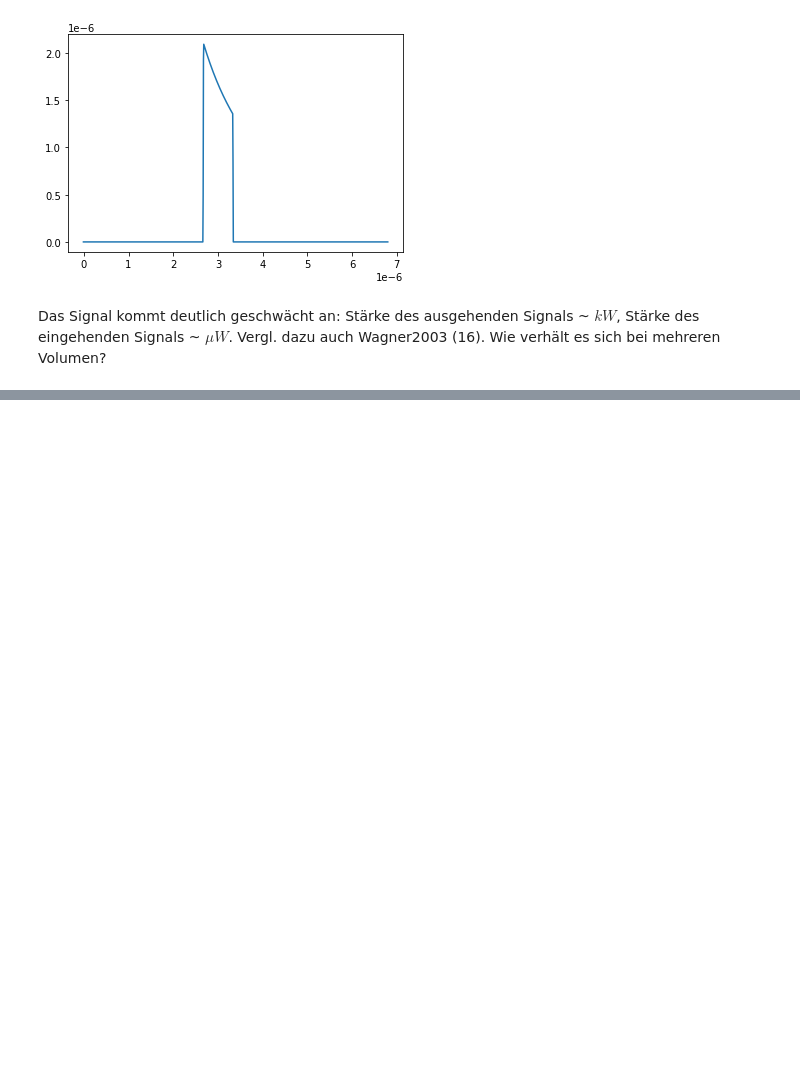
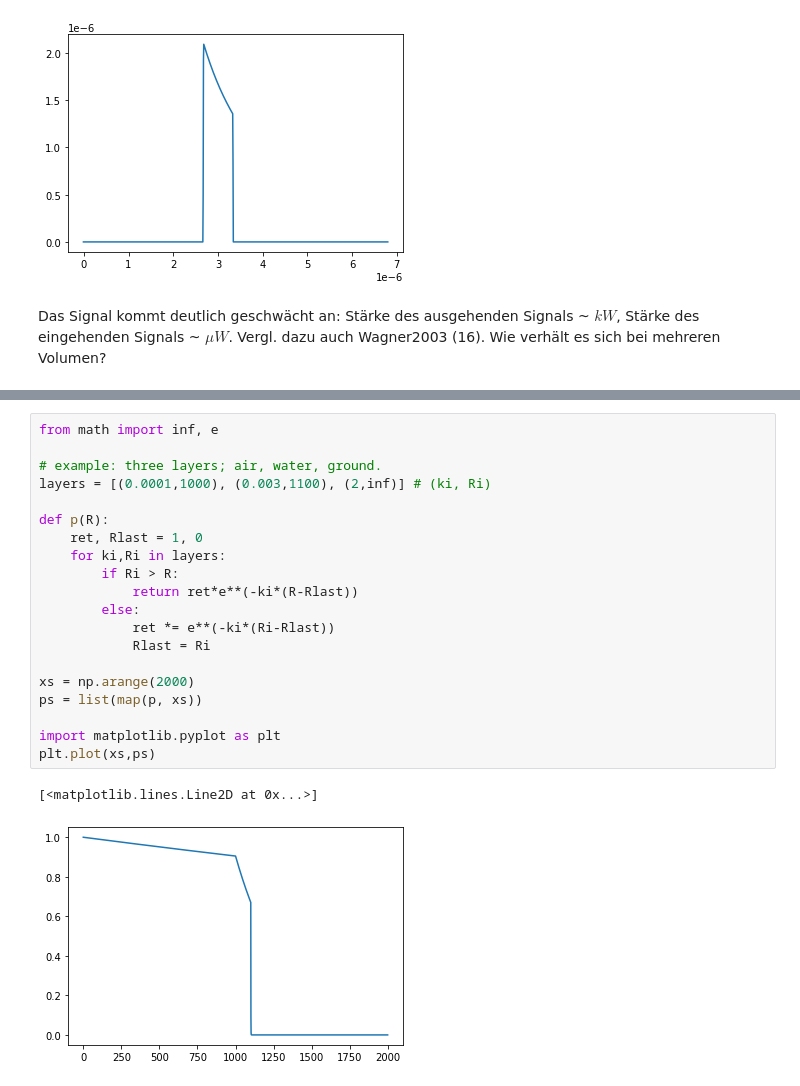
Before and after one commit to graps1/komplexpraktikum-photogrammetrie, a Jupyter notebook: meetings/2020-04-02_wagner_2003.ipynb, the cells around one changed output, grey strips where cells are left out. Cells and saved outputs as stored; diff of their text form; blank space fills up the shorter version.

```diff
--- a/meetings/2020-04-02_wagner_2003.ipynb
+++ b/meetings/2020-04-02_wagner_2003.ipynb
@@ -70,0 +125,23 @@ Das Signal kommt deutlich geschwächt an: Stärke des ausgehenden Signals ~ $kW$
+# %%
+from math import inf, e
+
+# example: three layers; air, water, ground.
+layers = [(0.0001,1000), (0.003,1100), (2,inf)] # (ki, Ri)
+
+def p(R):
+    ret, Rlast = 1, 0
+    for ki,Ri in layers:
+        if Ri > R:
+            return ret*e**(-ki*(R-Rlast))
+        else:
+            ret *= e**(-ki*(Ri-Rlast))
+            Rlast = Ri
+
+xs = np.arange(2000)
+ps = list(map(p, xs))
+
+import matplotlib.pyplot as plt
+plt.plot(xs,ps)
+# %% [output]
+[<matplotlib.lines.Line2D at 0x...>]
+[figure, added]
```
Also changed, not shown: parts of 9 cells of this notebook, 2 other files.
